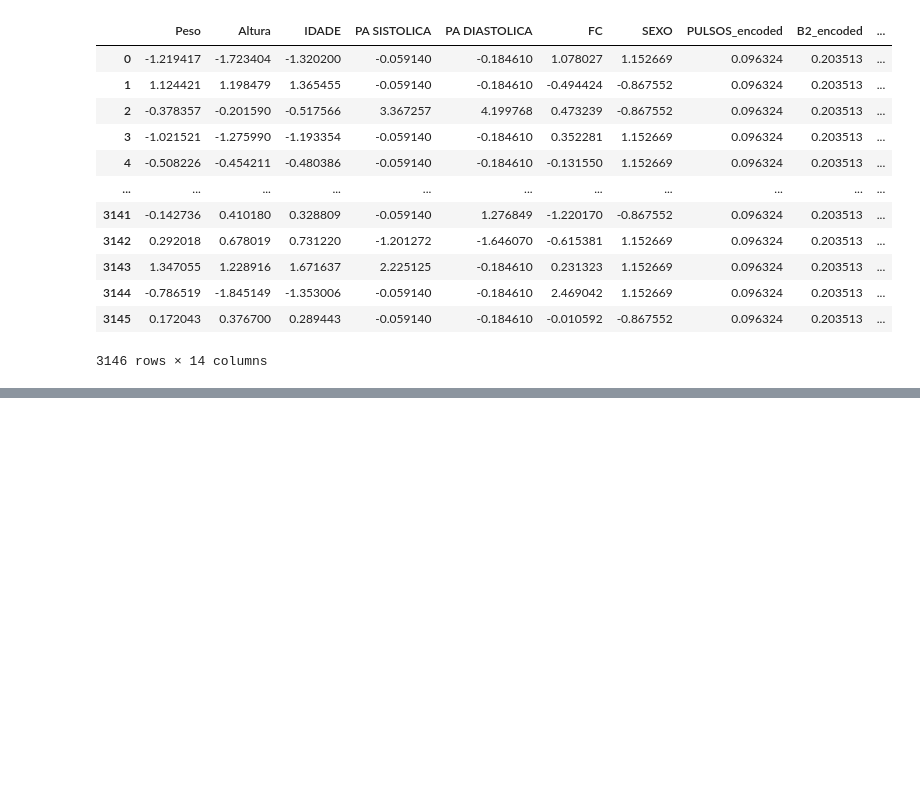
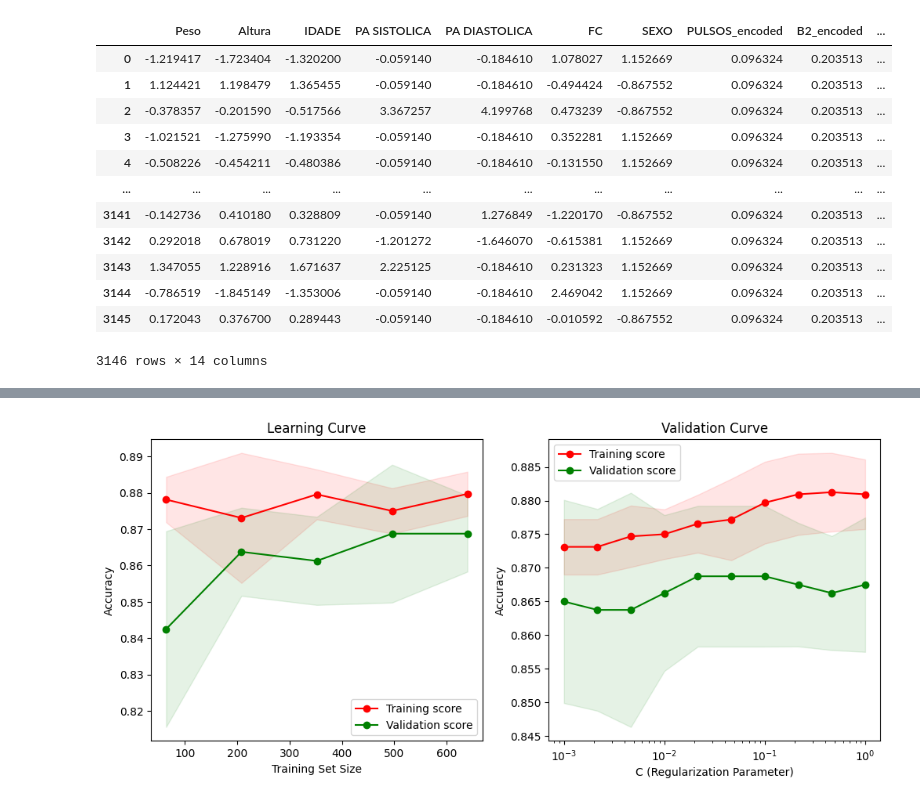
Before and after one commit to paulacaires/Projeto_AM, a Jupyter notebook: main(1).ipynb, the cells around one changed output, grey strips where cells are left out. Saved outputs shown, nothing was run; the diff lists cells and outputs as text; code cells hidden in the pictures; blank space fills up the shorter version.

```diff
--- a/main(1).ipynb
+++ b/main(1).ipynb
@@ -1565,3 +1691,63 @@ Removendo 0 objetos com mais ou igual do que 10 colunas nulas.
+# %%
+# Regressão Logísitica
+
+import numpy as np
+import matplotlib.pyplot as plt
+from sklearn.model_selection import learning_curve, validation_curve
+from sklearn.linear_model import LogisticRegression
+from sklearn.model_selection import train_test_split
+
+# Simulação dos dados (substituir por X_train e y_train reais)
+from sklearn.datasets import make_classification
+
+X, y = make_classification(n_samples=1000, n_features=20, random_state=42)
+X_train, X_test, y_train, y_test = train_test_split(X, y, test_size=0.2, random_state=42)
+
+# Modelo base
+modelo_plot = LogisticRegression(C=0.1, solver='liblinear')
+
+# Learning Curve
+train_sizes, train_scores, val_scores = learning_curve(modelo_plot, X_train, y_train, cv=5, scoring="accuracy")
+
+train_mean = np.mean(train_scores, axis=1)
+train_std = np.std(train_scores, axis=1)
+val_mean = np.mean(val_scores, axis=1)
+val_std = np.std(val_scores, axis=1)
+
+plt.figure(figsize=(12, 5))
+plt.subplot(1, 2, 1)
+plt.plot(train_sizes, train_mean, 'o-', color="r", label="Training score")
+plt.plot(train_sizes, val_mean, 'o-', color="g", label="Validation score")
+plt.fill_between(train_sizes, train_mean - train_std, train_mean + train_std, alpha=0.1, color="r")
+plt.fill_between(train_sizes, val_mean - val_std, val_mean + val_std, alpha=0.1, color="g")
+plt.xlabel("Training Set Size")
+plt.ylabel("Accuracy")
+plt.title("Learning Curve")
+plt.legend()
+
+# Validation Curve (variação do hiperparâmetro C)
+param_range = np.logspace(-3, 0, 10)
+train_scores, val_scores = validation_curve(modelo_plot, X_train, y_train,
+                                            param_name="C", param_range=param_range, cv=5, scoring="accuracy")
+
+train_mean = np.mean(train_scores, axis=1)
+train_std = np.std(train_scores, axis=1)
+val_mean = np.mean(val_scores, axis=1)
+val_std = np.std(val_scores, axis=1)
+
+plt.subplot(1, 2, 2)
+plt.semilogx(param_range, train_mean, 'o-', color="r", label="Training score")
+plt.semilogx(param_range, val_mean, 'o-', color="g", label="Validation score")
+plt.fill_between(param_range, train_mean - train_std, train_mean + train_std, alpha=0.1, color="r")
+plt.fill_between(param_range, val_mean - val_std, val_mean + val_std, alpha=0.1, color="g")
+plt.xlabel("C (Regularization Parameter)")
+plt.ylabel("Accuracy")
+plt.title("Validation Curve")
+plt.legend()
+
+plt.show()
+# %% [output]
+[figure, added]
 # %%
 
 # Escolhendo um modelo
```
Also changed, not shown: parts of 5 cells of this notebook.
